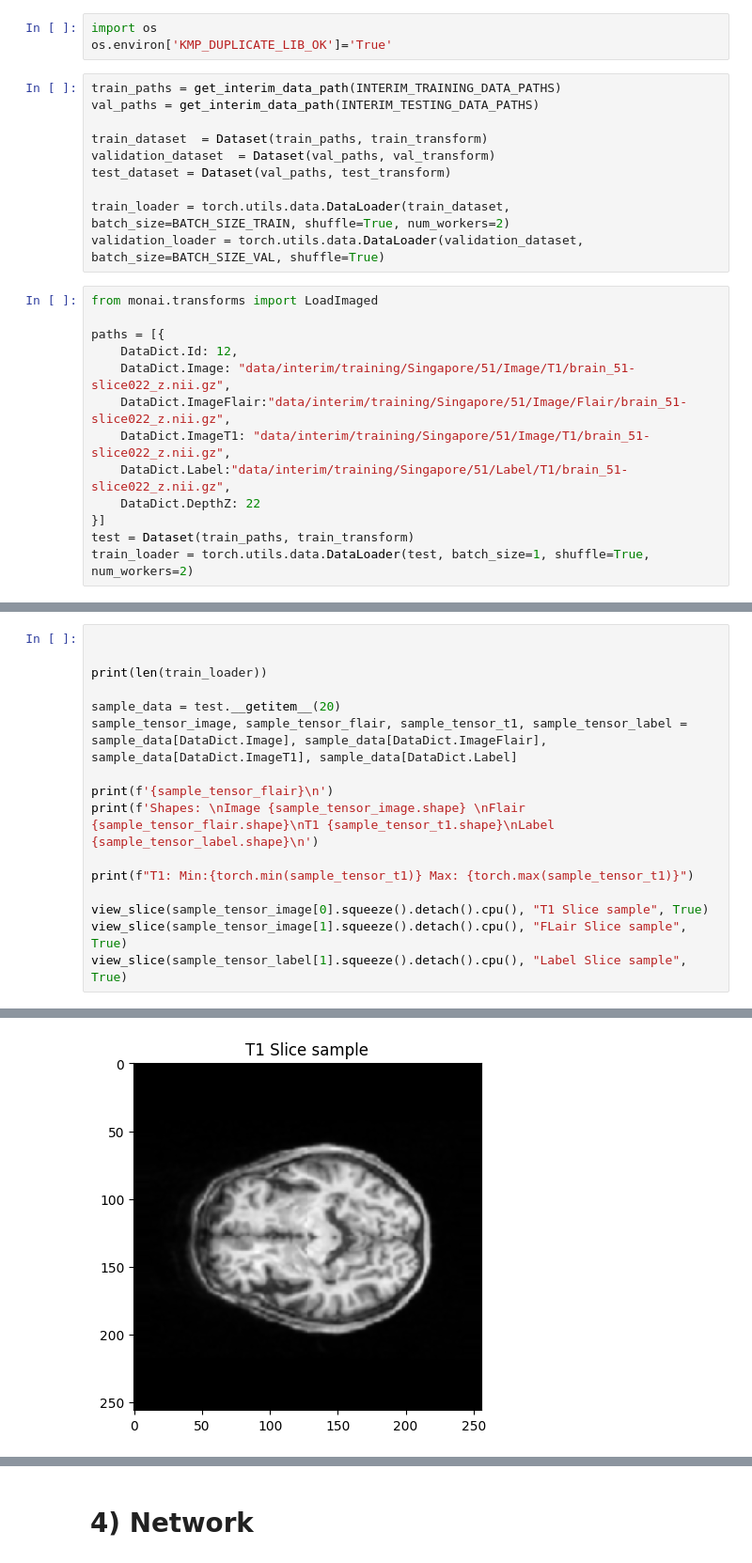
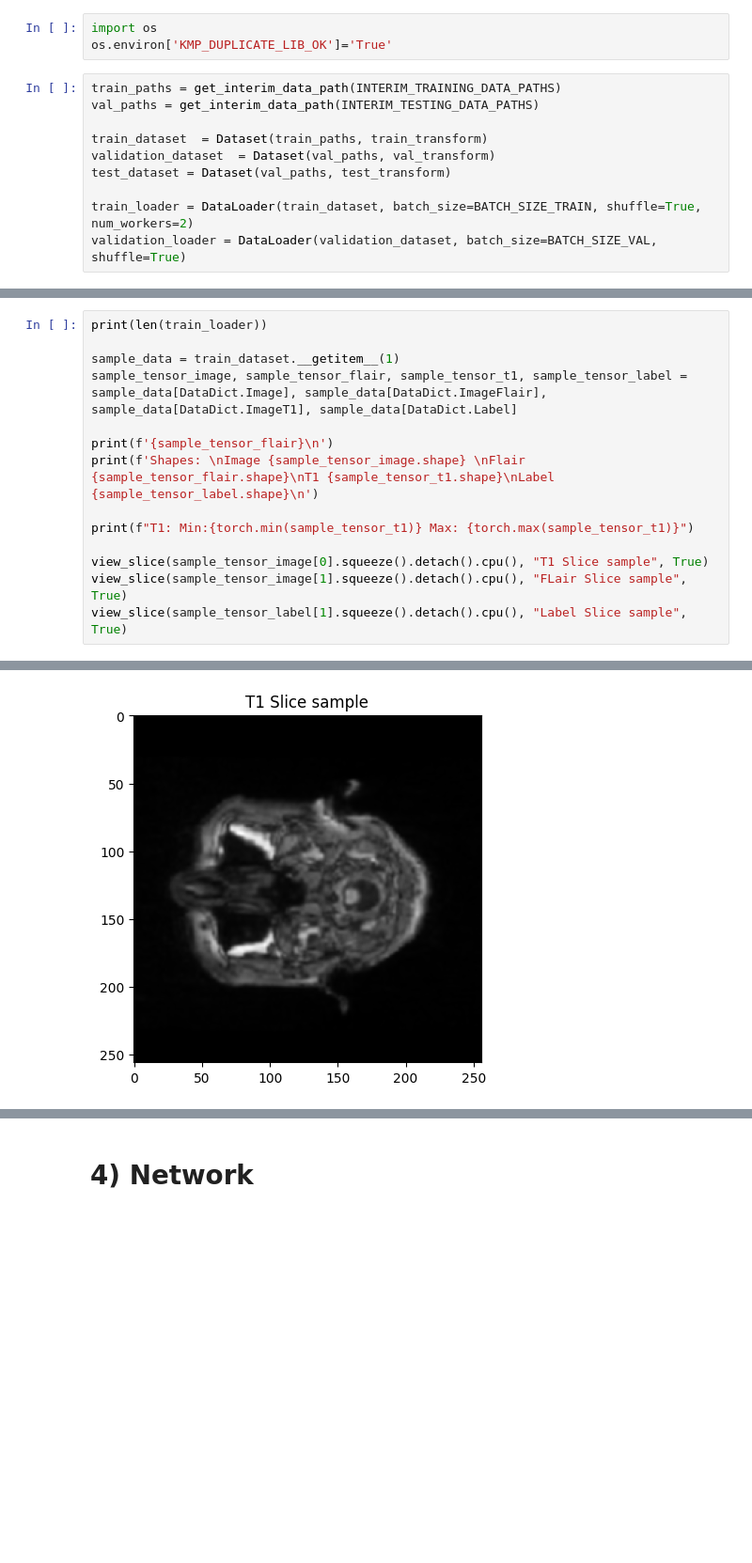
Before and after one commit to leslie-zi-pan/wmh-segmentation, a Jupyter notebook: notebooks/2.0-lp-refactor-notebook.ipynb, the cells around one changed output, grey strips where cells are left out. Shown at 94% size. Drawn from its saved outputs; the diff is of its cells as text; blank space fills up the shorter version.

```diff
--- a/notebooks/2.0-lp-refactor-notebook.ipynb
+++ b/notebooks/2.0-lp-refactor-notebook.ipynb
@@ -46,18 +76,5 @@ train_dataset  = Dataset(train_paths, train_transform)
 validation_dataset  = Dataset(val_paths, val_transform)
 test_dataset = Dataset(val_paths, test_transform)
 
-train_loader = torch.utils.data.DataLoader(train_dataset, batch_size=BATCH_SIZE_TRAIN, shuffle=True, num_workers=2)
-validation_loader = torch.utils.data.DataLoader(validation_dataset, batch_size=BATCH_SIZE_VAL, shuffle=True)
+train_loader = DataLoader(train_dataset, batch_size=BATCH_SIZE_TRAIN, shuffle=True, num_workers=2)
+validation_loader = DataLoader(validation_dataset, batch_size=BATCH_SIZE_VAL, shuffle=True)
-# %%
-from monai.transforms import LoadImaged
-
-paths = [{
-    DataDict.Id: 12,
-    DataDict.Image: "data/interim/training/Singapore/51/Image/T1/brain_51-slice022_z.nii.gz",
-    DataDict.ImageFlair:"data/interim/training/Singapore/51/Image/Flair/brain_51-slice022_z.nii.gz",
-    DataDict.ImageT1: "data/interim/training/Singapore/51/Image/T1/brain_51-slice022_z.nii.gz",
-    DataDict.Label:"data/interim/training/Singapore/51/Label/T1/brain_51-slice022_z.nii.gz",
-    DataDict.DepthZ: 22
-}]
-test = Dataset(train_paths, train_transform)
-train_loader = torch.utils.data.DataLoader(test, batch_size=1, shuffle=True, num_workers=2)
@@ -72,9 +81,7 @@ Orientation: spatial shape = (256, 256), channels = 2,please make sure the input
 # %%
-
-
 print(len(train_loader))
 
-sample_data = test.__getitem__(20)
+sample_data = train_dataset.__getitem__(1)
 sample_tensor_image, sample_tensor_flair, sample_tensor_t1, sample_tensor_label = sample_data[DataDict.Image], sample_data[DataDict.ImageFlair], sample_data[DataDict.ImageT1], sample_data[DataDict.Label]
 
 print(f'{sample_tensor_flair}\n')
@@ -106 +116 @@ T1: Min:0.0 Max: 0.44478482007980347
-[figure, old version]
+[figure, new version]
```
Also changed, not shown: parts of 18 cells of this notebook, 10 other files.
